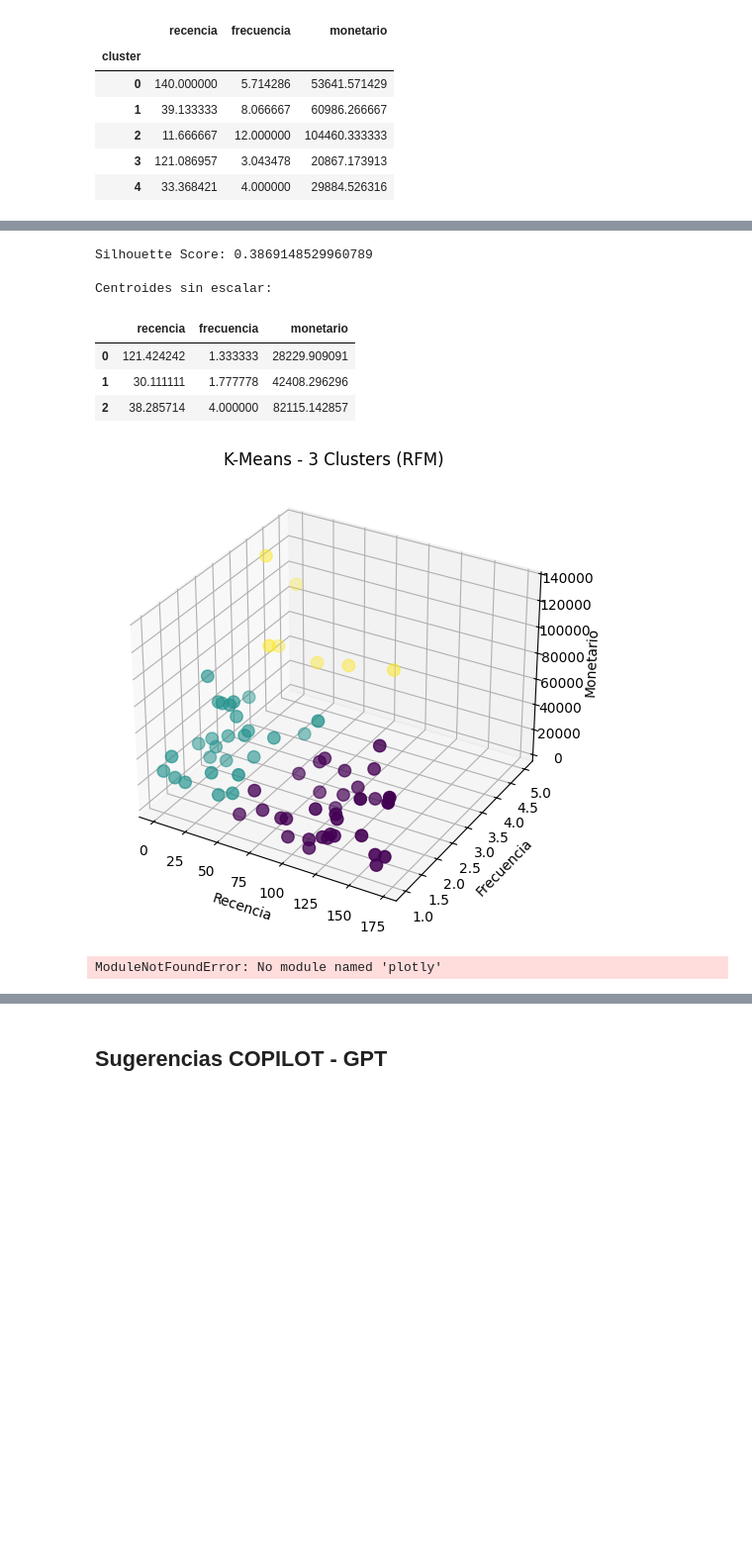
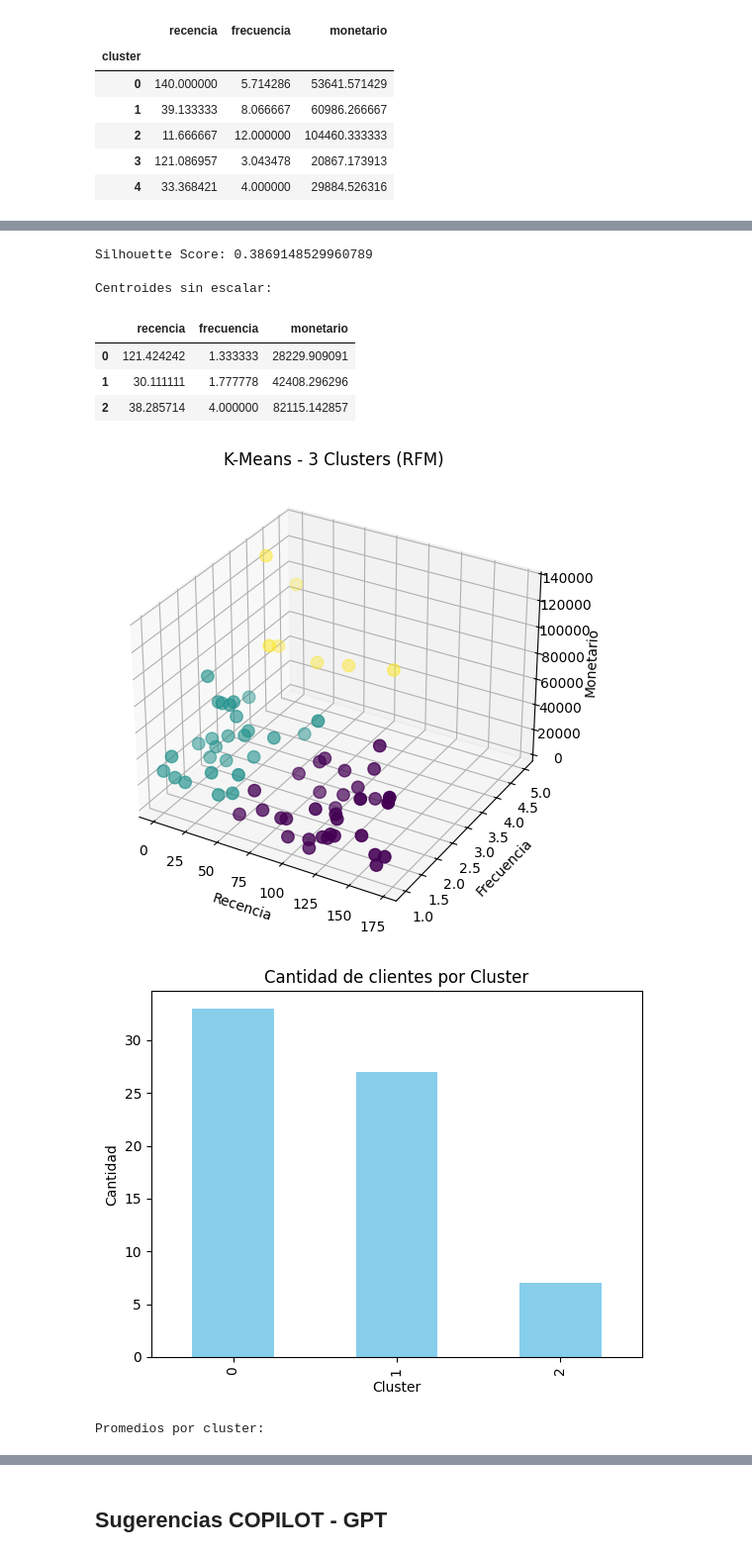
Before and after one commit to DiegoPenalba/ProyectoAurilion, a Jupyter notebook: data.ipynb, the cells around one changed output, grey strips where cells are left out. Shown at 99% size. Drawn from its saved outputs; the diff is of its cells as text; code cells hidden in the pictures; blank space fills up the shorter version.

```diff
--- a/data.ipynb
+++ b/data.ipynb
@@ -2702,24 +2738,18 @@ import pandas as pd
 import numpy as np
 from datetime import datetime
 
-# Usamos ventas_master_df tal como me pasaste
 df = ventas_master_df.copy()
 
 # Convertimos fecha de venta a datetime
 df["fecha"] = pd.to_datetime(df["fecha"])
 
-# Definimos la fecha de referencia (hoy o última venta)
+# Fecha de referencia = el día siguiente a la última fecha
 fecha_ref = df["fecha"].max() + pd.Timedelta(days=1)
 
-# RFM:
-# Recencia: días desde la última compra
-# Frecuencia: cantidad de compras
-# Monetario: monto total gastado
-
 rfm_df = df.groupby("FK_id_cliente").agg({
-    "fecha": lambda x: (fecha_ref - x.max()).days,
-    "PK_id_venta": "nunique",
-    "importe": "sum"
+    "fecha": lambda x: (fecha_ref - x.max()).days,   # RECENCIA
+    "PK_id_venta": "nunique",                        # FRECUENCIA
+    "importe": "sum"                                 # MONETARIO
 }).reset_index()
 
 rfm_df.columns = ["id_cliente", "recencia", "frecuencia", "monetario"]
@@ -2742,11 +2772,13 @@ rfm = rfm_df[["recencia", "frecuencia", "monetario"]].copy()
 scaler = StandardScaler()
 rfm_scaled = scaler.fit_transform(rfm)
 
+
 # ============================================
 # 3) Entrenar K-Means con 3 clusters
 # ============================================
 kmeans = KMeans(n_clusters=3, random_state=42, n_init="auto")
 rfm["cluster"] = kmeans.fit_predict(rfm_scaled)
+
 
 # ============================================
 # 4) Silhouette Score
@@ -2754,8 +2786,9 @@ rfm["cluster"] = kmeans.fit_predict(rfm_scaled)
 silhouette = silhouette_score(rfm_scaled, rfm["cluster"])
 print(f"Silhouette Score: {silhouette}")
 
+
 # ============================================
-# 5) Centroides originales
+# 5) Centroides sin escalar
 # ============================================
 centroids_unscaled = pd.DataFrame(
     scaler.inverse_transform(kmeans.cluster_centers_),
@@ -2785,56 +2818,41 @@ scatter = ax.scatter(
 ax.set_xlabel("Recencia")
 ax.set_ylabel("Frecuencia")
 ax.set_zlabel("Monetario")
 ax.set_title("K-Means - 3 Clusters (RFM)")
 plt.show()
 
-# ============================================
-# 7) Radar chart
-# ============================================
-import plotly.graph_objects as go
-
-cluster_profiles = rfm.groupby("cluster")[["recencia", "frecuencia", "monetario"]].mean()
-
-fig = go.Figure()
-
-for i in cluster_profiles.index:
-    fig.add_trace(go.Scatterpolar(
-        r=cluster_profiles.loc[i].values,
-        theta=cluster_profiles.columns,
-        fill='toself',
-        name=f'Cluster {i}'
-    ))
-
-fig.update_layout(
-    title="Perfil de Clusters - RFM",
-    polar=dict(radialaxis=dict(visible=True)),
-    showlegend=True
-)
-
-fig.show()
 
 # ============================================
-# 8) Distribución de clientes por cluster
+# 7) Distribución de clientes por cluster
 # ============================================
 rfm["cluster"].value_counts().plot(kind="bar", color="skyblue")
 plt.title("Cantidad de clientes por Cluster")
 plt.xlabel("Cluster")
 plt.ylabel("Cantidad")
 plt.show()
+
+
+# ============================================
+# 8) Promedio de RFM por cluster (tabla final)
+# ============================================
+cluster_profiles = rfm.groupby("cluster")[["recencia", "frecuencia", "monetario"]].mean()
+print("\nPromedios por cluster:")
+display(cluster_profiles)
 # %% [output]
 RFM generado correctamente.
 |  | id_cliente | recencia | frecuencia | monetario |
 | 0 | 1 | 95 | 2 | 72448.0 |
 | 1 | 2 | 78 | 1 | 22150.0 |
 | 2 | 3 | 134 | 1 | 33310.0 |
 | 3 | 5 | 4 | 4 | 132158.0 |
 | 4 | 6 | 137 | 2 | 48878.0 |
 Silhouette Score: 0.3869148529960789
 
 Centroides sin escalar:
 |  | recencia | frecuencia | monetario |
 | 0 | 121.424242 | 1.333333 | 28229.909091 |
 | 1 | 30.111111 | 1.777778 | 42408.296296 |
 | 2 | 38.285714 | 4.000000 | 82115.142857 |
 [figure]
+[figure, added]
-ModuleNotFoundError: No module named 'plotly'
+Promedios por cluster:
```
Also changed, not shown: parts of 18 cells of this notebook, 1 other file.
